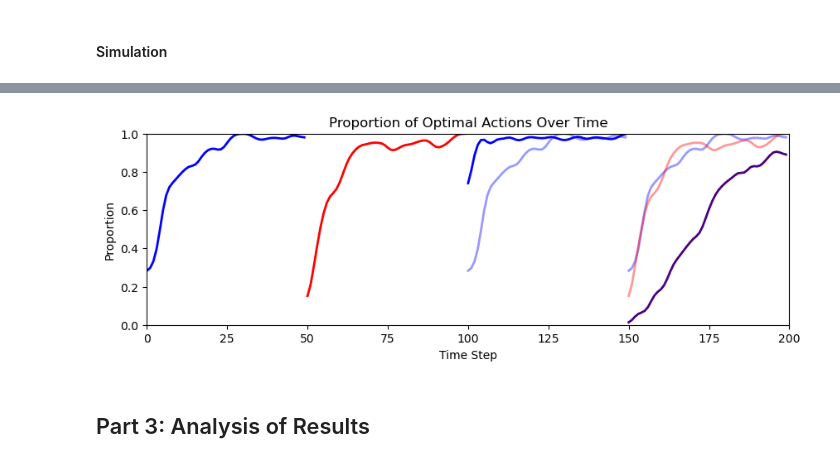
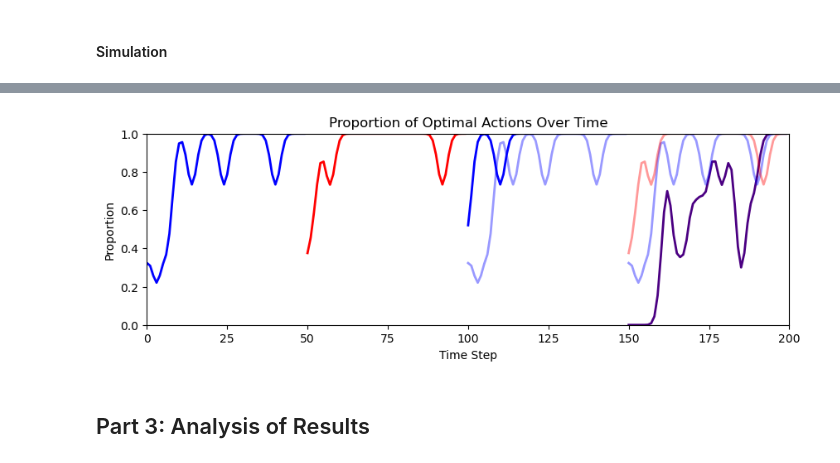
Before and after one commit to YoujingYu99/CCAB, a Jupyter notebook: demo_jcrp.ipynb, the cells around one changed output, grey strips where cells are left out. Saved outputs shown, nothing was run; the diff lists cells and outputs as text; code cells hidden in the pictures.

```diff
--- a/demo_jcrp.ipynb
+++ b/demo_jcrp.ipynb
@@ -86,7 +86,7 @@ env = ExperimentalEnvCRP(
 # %%
 HYP_JCRP = {
     "gamma": 0.1,
-    "alpha": 0.5,
+    "alpha": 10,
 }
 HYP_NIW = {
     "mu0": torch.tensor([0.0, 0.0]),
@@ -108,7 +108,7 @@ HYP = {"hyp_jcrp": HYP_JCRP, "hyp_niw": HYP_NIW, "hyp_bb": HYP_BB}
 # %%
 results = []
 
-for i in range(32):
+for i in range(1):
 
     # Initialize history buffers
     exp_history = ExperimentHistory()
@@ -295,7 +204,7 @@ Step 50:        True state: 1, Obs.: [-1.26 -0.00], Action: 3, Reward: 1.0, Acti
 # %%
 proportion_optimal_mean = np.zeros(200)
 
-chosen = list(range(32))
+chosen = list(range(1))
 
 for j in chosen:
 
@@ -311,34 +220,34 @@ def smooth(result):
     return gaussian_filter1d(result, sigma=1.5)
 
 
 task_1 = smooth(proportion_optimal_mean[0:50])
 task_1_dur = np.arange(0, 50)
 task_2 = smooth(proportion_optimal_mean[50:100])
 task_2_dur = np.arange(50, 100)
 task_3 = smooth(proportion_optimal_mean[100:150])
 task_3_dur = np.arange(100, 150)
 task_4 = smooth(proportion_optimal_mean[150:200])
 task_4_dur = np.arange(150, 200)
 
 
 plt.figure(figsize=(10, 3))
 # plt.plot(proportion_optimal_mean, label='Proportion Optimal Action', color='blue', linewidth=2)
 plt.plot(task_1_dur, task_1, color="blue", linewidth=2, alpha=1.0)
 plt.plot(task_2_dur, task_2, color="red", linewidth=2, alpha=1.0)
 plt.plot(task_3_dur, task_3, color="blue", linewidth=2, alpha=1.0)
 plt.plot(task_4_dur, task_4, color="indigo", linewidth=2, alpha=1.0)
 plt.plot(task_3_dur, task_1, color="blue", linewidth=2, alpha=0.4)
 plt.plot(task_4_dur, task_1, color="blue", linewidth=2, alpha=0.4)
 plt.plot(task_4_dur, task_2, color="red", linewidth=2, alpha=0.4)
 plt.title("Proportion of Optimal Actions Over Time")
 plt.xlabel("Time Step")
 plt.ylabel("Proportion")
 plt.ylim(0, 1)
 plt.xlim(0, len(proportion_optimal_mean))
 # plt.savefig("g_proportion_optimal_3.pdf")
 plt.show()
 # %% [output]
-[figure, old version]
+[figure, new version]
 # %% [markdown]
 ## Part 3: Analysis of Results
 # %% [markdown]
```
Also changed, not shown: parts of 2 cells of this notebook, 8 other files.
